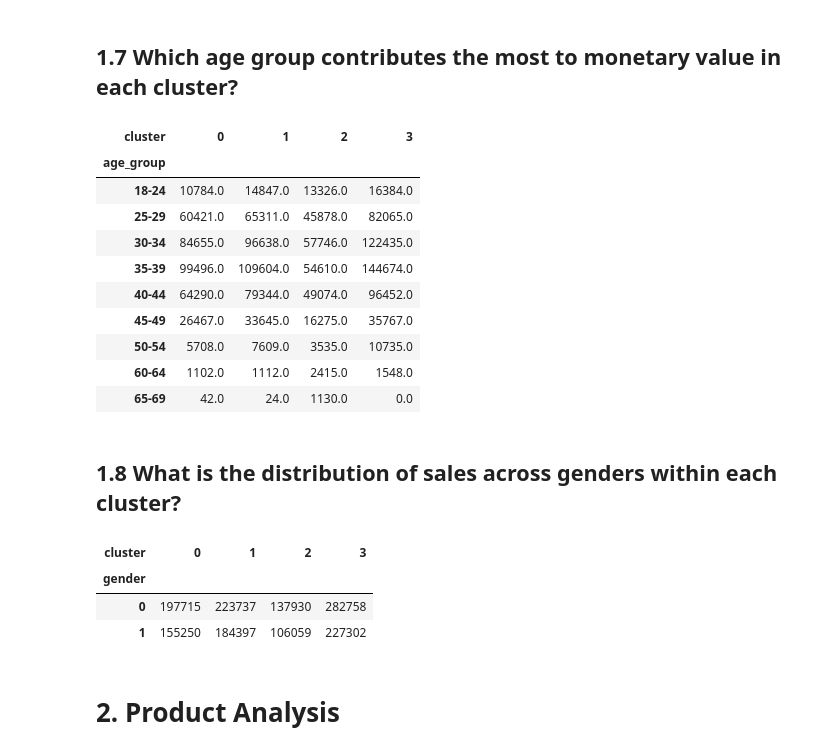
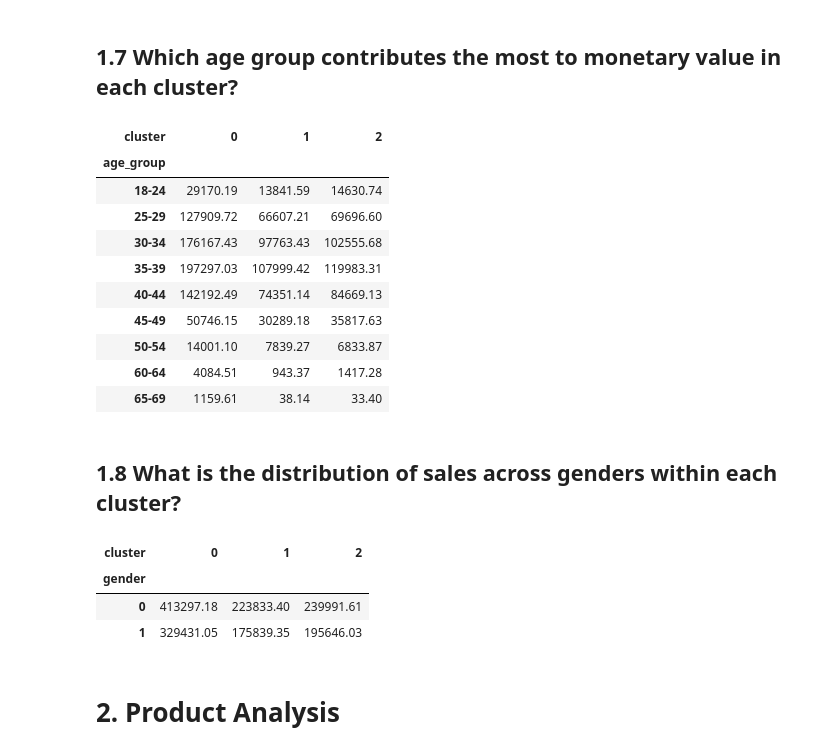
Before and after one commit to jtprado/capstone, a Jupyter notebook: EDA.ipynb, the cells around one changed output. Cells and saved outputs as stored; diff of their text form; code cells hidden in the pictures.

```diff
--- a/EDA.ipynb
+++ b/EDA.ipynb
@@ -15,5 +11,6 @@ import plotly.graph_objects as go
 
 plt.style.use('ggplot')
 # %%
-df = pd.read_csv('rfm_merged_df.csv')
+ora_fashion_df = pd.read_csv('ora_fashion_df.csv')
+customer_df = pd.read_csv('customer_data.csv')
 # %%
@@ -38,0 +75,2 @@ cluster_stats
+# %%
+unique_customer_attributes = ora_fashion_df[['customer_id', 'gender', 'age', 'country']].drop_duplicates()
@@ -38,0 +93,2 @@ cluster_stats
+# %%
+merged_df = pd.merge(customer_df, unique_customer_attributes, on='customer_id')
@@ -67,4 +139,4 @@ def categorize_age(age):
         return 'Over 80'
 # %%
 # Applz age categorization
-rfm_merged_df['age_group'] = rfm_merged_df['age'].apply(categorize_age)
+merged_df['age_group'] = merged_df['age'].apply(categorize_age)
@@ -163,42 +246,42 @@ age_group_distribution_pivot
 ## 1.7 Which age group contributes the most to monetary value in each cluster?
 # %%
 # Calculate the contribution to monetary value by age group within each cluster
-monetary_contribution = df.groupby(['cluster', 'age_group']).agg({'sales_amount': 'sum'}).reset_index()
+monetary_contribution = merged_df.groupby(['cluster', 'age_group']).agg({'monetary': 'sum'}).reset_index()
 
 # Pivot the data for better readability
-monetary_contribution_pivot = monetary_contribution.pivot(index='age_group', columns='cluster', values='sales_amount').fillna(0)
+monetary_contribution_pivot = monetary_contribution.pivot(index='age_group', columns='cluster', values='monetary').fillna(0)
 
 # Sort the index to ensure age groups are in order
 monetary_contribution_pivot = monetary_contribution_pivot.sort_index()
 
 monetary_contribution_pivot
 # %% [output]
-| cluster | 0 | 1 | 2 | 3 |
-| age_group |  |  |  |  |
-| 18-24 | 10784.0 | 14847.0 | 13326.0 | 16384.0 |
-| 25-29 | 60421.0 | 65311.0 | 45878.0 | 82065.0 |
-| 30-34 | 84655.0 | 96638.0 | 57746.0 | 122435.0 |
-| 35-39 | 99496.0 | 109604.0 | 54610.0 | 144674.0 |
-| 40-44 | 64290.0 | 79344.0 | 49074.0 | 96452.0 |
-| 45-49 | 26467.0 | 33645.0 | 16275.0 | 35767.0 |
-| 50-54 | 5708.0 | 7609.0 | 3535.0 | 10735.0 |
-| 60-64 | 1102.0 | 1112.0 | 2415.0 | 1548.0 |
-| 65-69 | 42.0 | 24.0 | 1130.0 | 0.0 |
+| cluster | 0 | 1 | 2 |
+| age_group |  |  |  |
+| 18-24 | 29170.19 | 13841.59 | 14630.74 |
+| 25-29 | 127909.72 | 66607.21 | 69696.60 |
+| 30-34 | 176167.43 | 97763.43 | 102555.68 |
+| 35-39 | 197297.03 | 107999.42 | 119983.31 |
+| 40-44 | 142192.49 | 74351.14 | 84669.13 |
+| 45-49 | 50746.15 | 30289.18 | 35817.63 |
+| 50-54 | 14001.10 | 7839.27 | 6833.87 |
+| 60-64 | 4084.51 | 943.37 | 1417.28 |
+| 65-69 | 1159.61 | 38.14 | 33.40 |
 # %% [markdown]
 ## 1.8 What is the distribution of sales across genders within each cluster?
 # %%
 # Calculate the distribution of sales across genders within each cluster
-gender_sales_distribution = df.groupby(['cluster', 'gender']).agg({'sales_amount': 'sum'}).reset_index()
+gender_sales_distribution = merged_df.groupby(['cluster', 'gender']).agg({'monetary': 'sum'}).reset_index()
 
 # Pivot the data for better readability
-gender_sales_distribution_pivot = gender_sales_distribution.pivot(index='gender', columns='cluster', values='sales_amount').fillna(0)
+gender_sales_distribution_pivot = gender_sales_distribution.pivot(index='gender', columns='cluster', values='monetary').fillna(0)
 
 gender_sales_distribution_pivot
 # %% [output]
-| cluster | 0 | 1 | 2 | 3 |
-| gender |  |  |  |  |
-| 0 | 197715 | 223737 | 137930 | 282758 |
-| 1 | 155250 | 184397 | 106059 | 227302 |
+| cluster | 0 | 1 | 2 |
+| gender |  |  |  |
+| 0 | 413297.18 | 223833.40 | 239991.61 |
+| 1 | 329431.05 | 175839.35 | 195646.03 |
 # %% [markdown]
 # 2. Product Analysis
 # %% [markdown]
```
Also changed, not shown: parts of 19 cells of this notebook, 4 other files.
